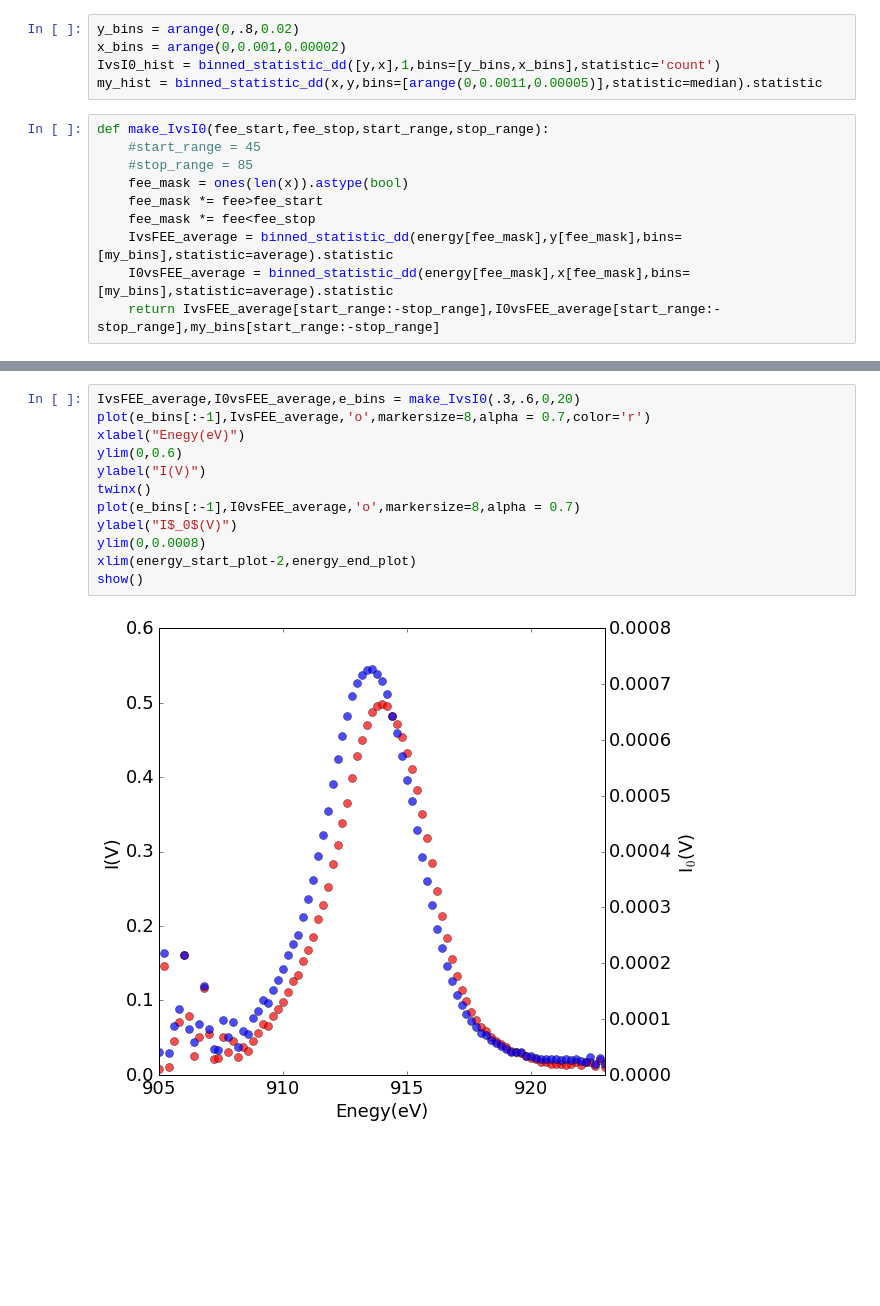
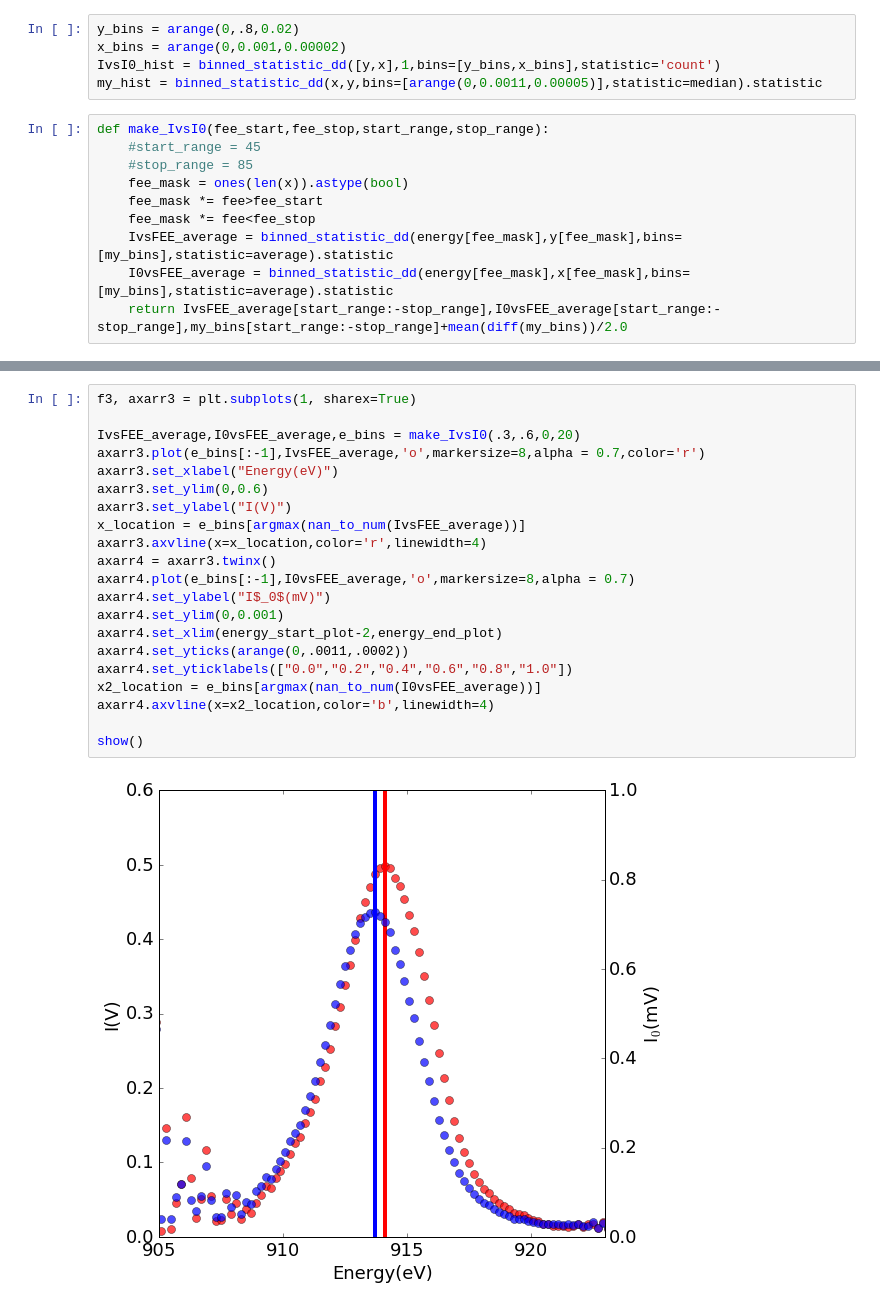
Before and after one commit to sioan/softXRayDataAndControls, a Jupyter notebook: experimentSpecificFiles/sxri0414/for_pub/regression_approach_run60.ipynb, the cells around one changed output, grey strips where cells are left out. Drawn from its saved outputs; the diff is of its cells as text; blank space fills up the shorter version.

```diff
--- a/experimentSpecificFiles/sxri0414/for_pub/regression_approach_run60.ipynb
+++ b/experimentSpecificFiles/sxri0414/for_pub/regression_approach_run60.ipynb
@@ -192,6 +195,6 @@ def make_IvsI0(fee_start,fee_stop,start_range,stop_range):
     fee_mask *= fee<fee_stop
     IvsFEE_average = binned_statistic_dd(energy[fee_mask],y[fee_mask],bins=[my_bins],statistic=average).statistic
     I0vsFEE_average = binned_statistic_dd(energy[fee_mask],x[fee_mask],bins=[my_bins],statistic=average).statistic
-    return IvsFEE_average[start_range:-stop_range],I0vsFEE_average[start_range:-stop_range],my_bins[start_range:-stop_range]
+    return IvsFEE_average[start_range:-stop_range],I0vsFEE_average[start_range:-stop_range],my_bins[start_range:-stop_range]+mean(diff(my_bins))/2.0
 # %%
 f2, axarr2 = plt.subplots(1, sharex=True)
@@ -264,14 +273,23 @@ show()
 # %%
+f3, axarr3 = plt.subplots(1, sharex=True)
+
 IvsFEE_average,I0vsFEE_average,e_bins = make_IvsI0(.3,.6,0,20)
-plot(e_bins[:-1],IvsFEE_average,'o',markersize=8,alpha = 0.7,color='r')
-xlabel("Enegy(eV)")
-ylim(0,0.6)
-ylabel("I(V)")
-twinx()
-plot(e_bins[:-1],I0vsFEE_average,'o',markersize=8,alpha = 0.7)
-ylabel("I$_0$(V)")
-ylim(0,0.0008)
-xlim(energy_start_plot-2,energy_end_plot)
+axarr3.plot(e_bins[:-1],IvsFEE_average,'o',markersize=8,alpha = 0.7,color='r')
+axarr3.set_xlabel("Energy(eV)")
+axarr3.set_ylim(0,0.6)
+axarr3.set_ylabel("I(V)")
+x_location = e_bins[argmax(nan_to_num(IvsFEE_average))]
+axarr3.axvline(x=x_location,color='r',linewidth=4)
+axarr4 = axarr3.twinx()
+axarr4.plot(e_bins[:-1],I0vsFEE_average,'o',markersize=8,alpha = 0.7)
+axarr4.set_ylabel("I$_0$(mV)")
+axarr4.set_ylim(0,0.001)
+axarr4.set_xlim(energy_start_plot-2,energy_end_plot)
+axarr4.set_yticks(arange(0,.0011,.0002))
+axarr4.set_yticklabels(["0.0","0.2","0.4","0.6","0.8","1.0"])
+x2_location = e_bins[argmax(nan_to_num(I0vsFEE_average))]
+axarr4.axvline(x=x2_location,color='b',linewidth=4)
+
 show()
 # %% [output]
-[figure, old version]
+[figure, new version]
```
Also changed, not shown: parts of 12 cells of this notebook.
